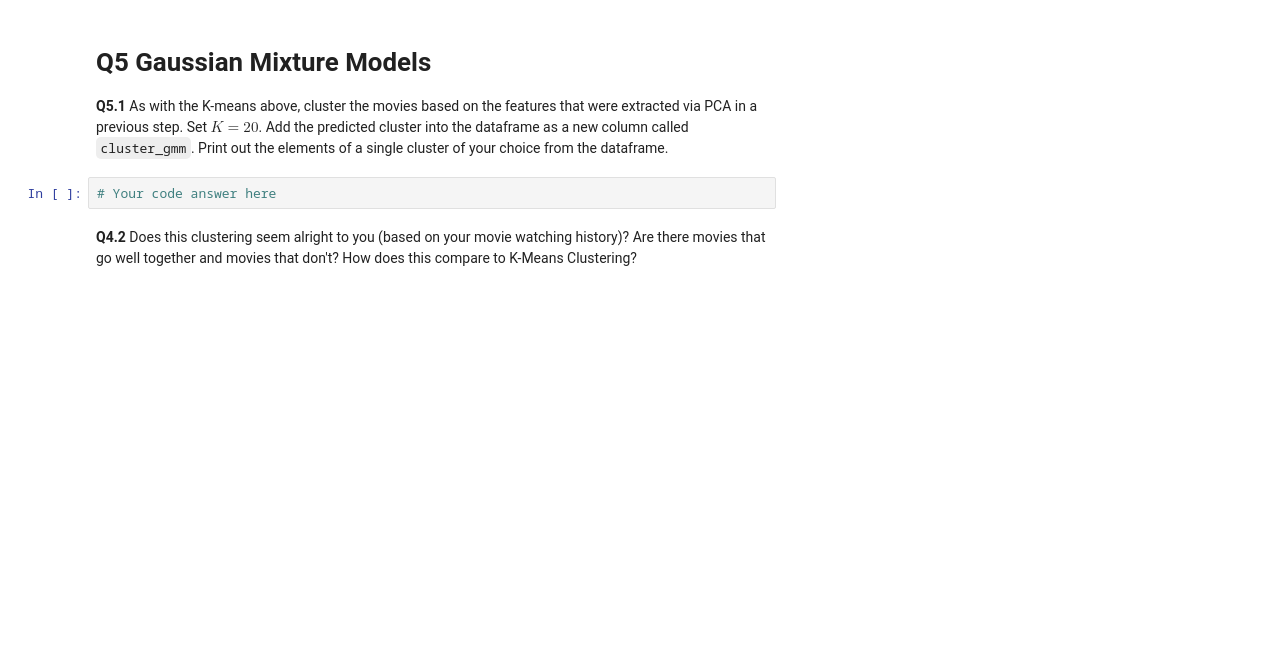
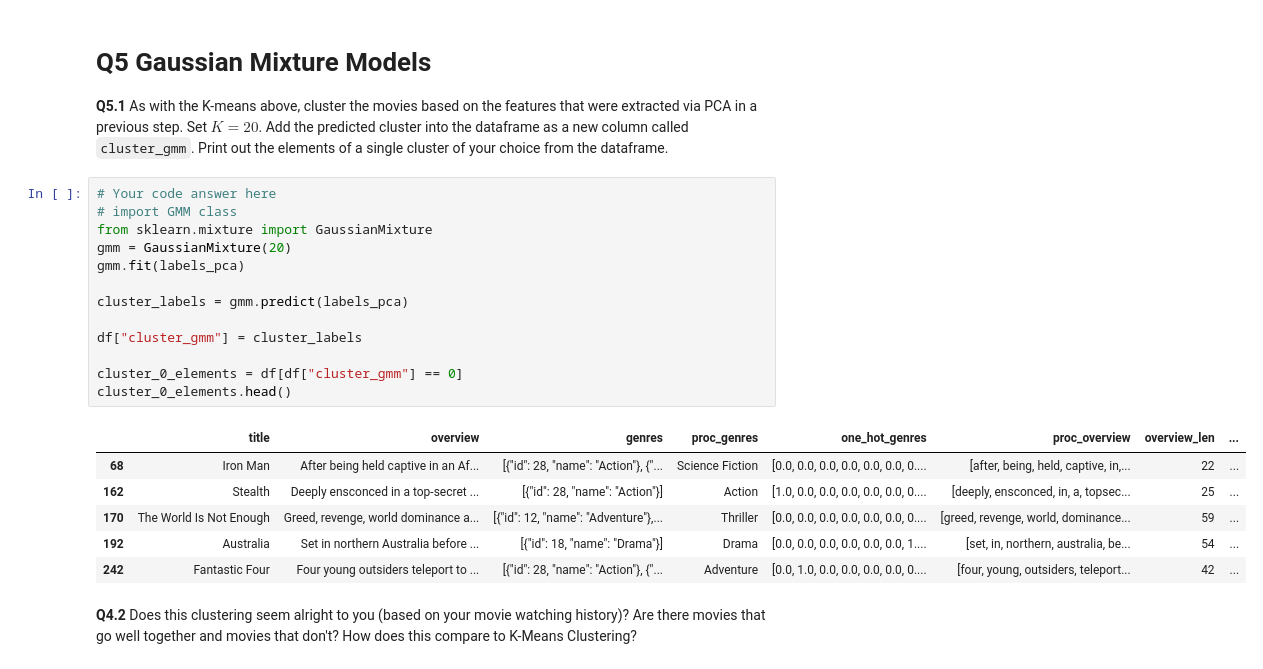
Before and after one commit to RiccardoZatti/TMDL, a Jupyter notebook: TMDL_2024_25_Assignment_3,_Qs_only.ipynb, the cells around one changed output. Cells and saved outputs as stored; diff of their text form; blank space fills up the shorter version.

```diff
--- a/TMDL_2024_25_Assignment_3,_Qs_only.ipynb
+++ b/TMDL_2024_25_Assignment_3,_Qs_only.ipynb
@@ -414,7 +435,25 @@ df[df["cluster_kmeans"] == 0]
 # Q5 Gaussian Mixture Models
 
 **Q5.1** As with the K-means above, cluster the movies based on the features that were extracted via PCA in a previous step. Set $K=20$. Add the predicted cluster into the dataframe as a new column called `cluster_gmm`. Print out the elements of a single cluster of your choice from the dataframe.
-# %%
-# Your code answer here
+# %%
+# Your code answer here
+# import GMM class
+from sklearn.mixture import GaussianMixture
+gmm = GaussianMixture(20)
+gmm.fit(labels_pca)
+
+cluster_labels = gmm.predict(labels_pca)
+
+df["cluster_gmm"] = cluster_labels
+
+cluster_0_elements = df[df["cluster_gmm"] == 0]
+cluster_0_elements.head()
+# %% [output]
+|  | title | overview | genres | proc_genres | one_hot_genres | proc_overview | overview_len | ... |
+| 68 | Iron Man | After being held captive in an Af... | [{"id": 28, "name": "Action"}, {"... | Science Fiction | [0.0, 0.0, 0.0, 0.0, 0.0, 0.0, 0.... | [after, being, held, captive, in,... | 22 | ... |
+| 162 | Stealth | Deeply ensconced in a top-secret ... | [{"id": 28, "name": "Action"}] | Action | [1.0, 0.0, 0.0, 0.0, 0.0, 0.0, 0.... | [deeply, ensconced, in, a, topsec... | 25 | ... |
+| 170 | The World Is Not Enough | Greed, revenge, world dominance a... | [{"id": 12, "name": "Adventure"},... | Thriller | [0.0, 0.0, 0.0, 0.0, 0.0, 0.0, 0.... | [greed, revenge, world, dominance... | 59 | ... |
+| 192 | Australia | Set in northern Australia before ... | [{"id": 18, "name": "Drama"}] | Drama | [0.0, 0.0, 0.0, 0.0, 0.0, 0.0, 1.... | [set, in, northern, australia, be... | 54 | ... |
+| 242 | Fantastic Four | Four young outsiders teleport to ... | [{"id": 28, "name": "Action"}, {"... | Adventure | [0.0, 1.0, 0.0, 0.0, 0.0, 0.0, 0.... | [four, young, outsiders, teleport... | 42 | ... |
 # %% [markdown]
 **Q4.2** Does this clustering seem alright to you (based on your movie watching history)? Are there movies that go well together and movies that don't? How does this compare to K-Means Clustering?
```
Also changed, not shown: parts of 35 cells of this notebook.
